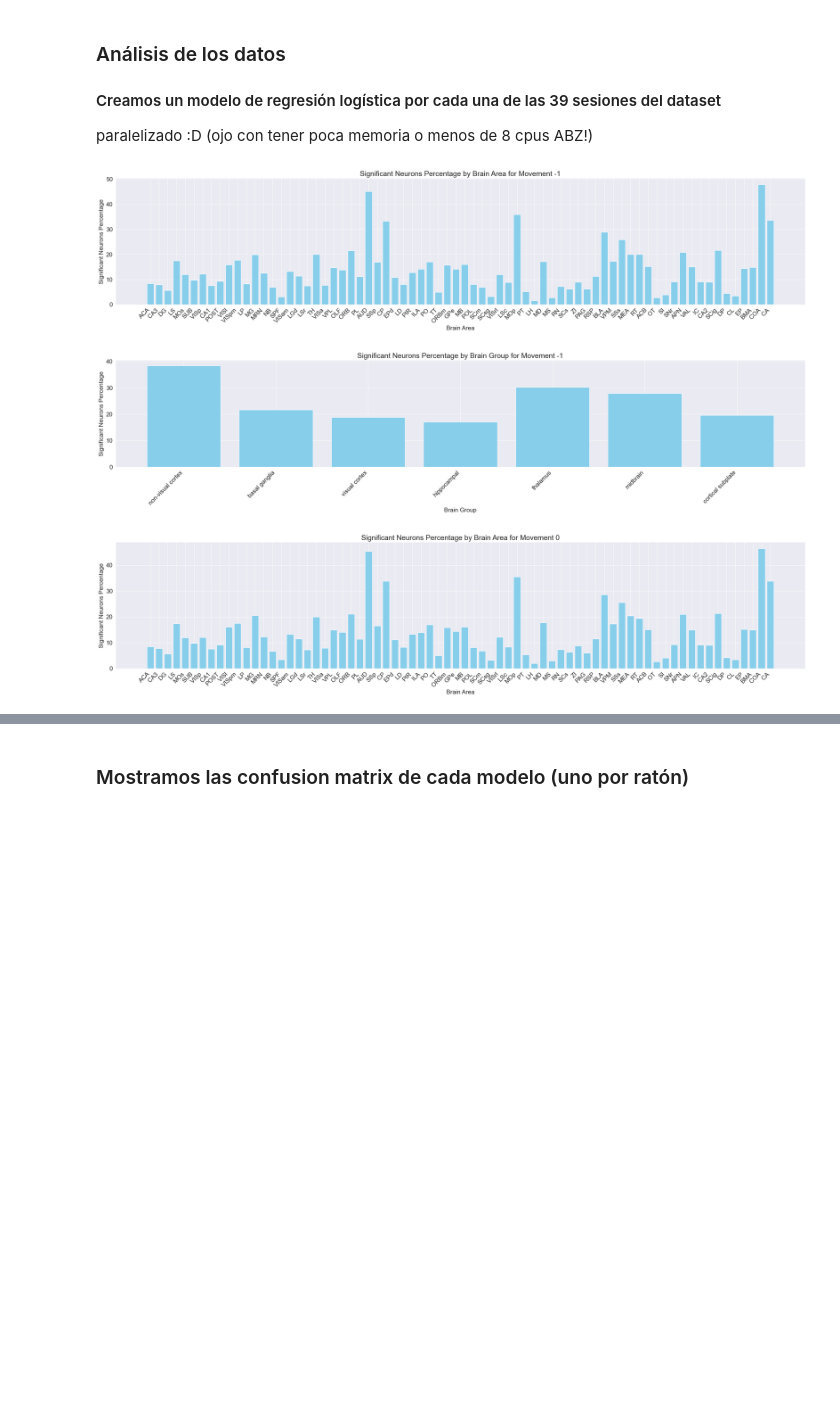
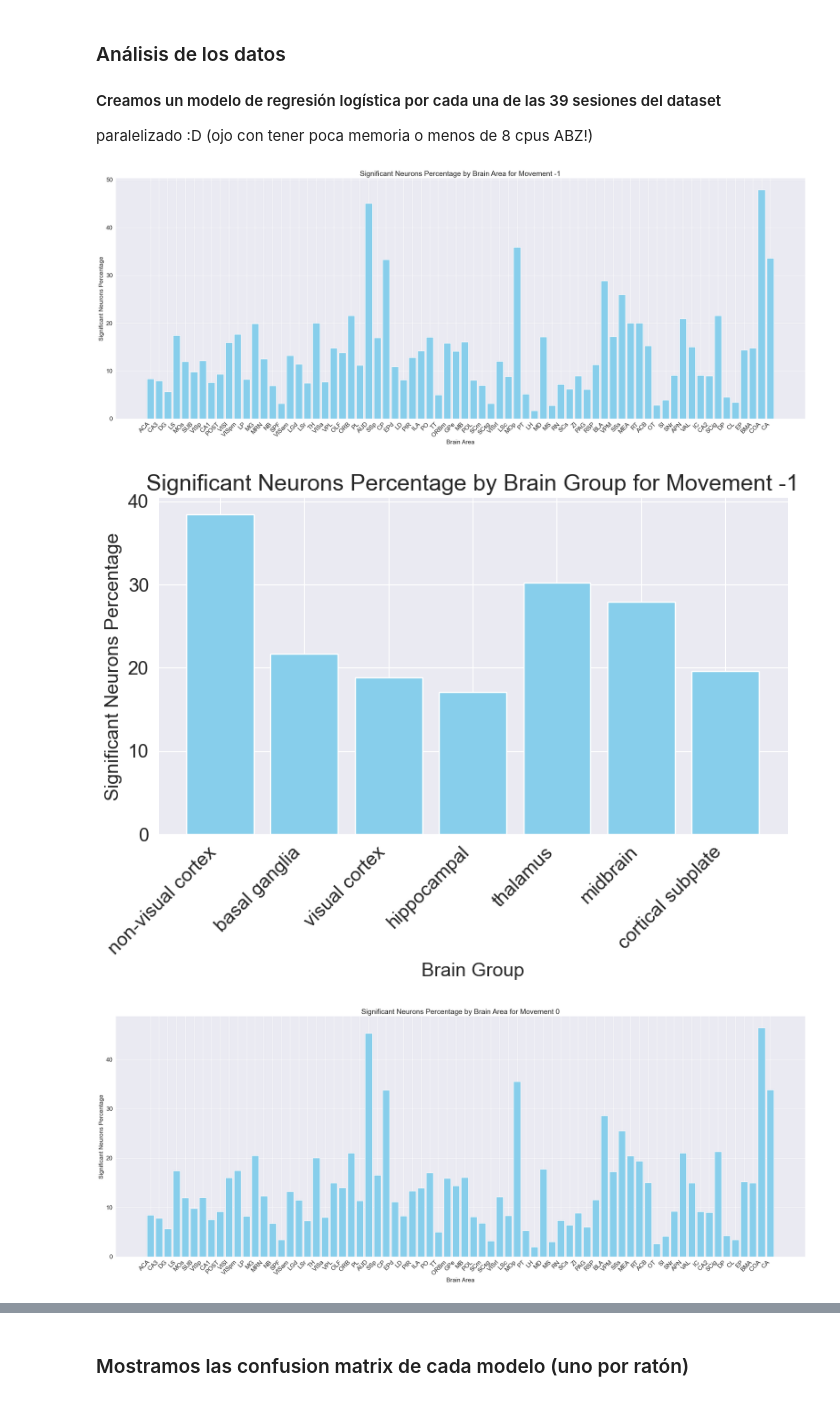
Before and after one commit to ImNotGone/NC-Final, a Jupyter notebook: TP_NC_Final_Bosetti_Martone.ipynb, the cells around one changed output, grey strips where cells are left out. Drawn from its saved outputs; the diff is of its cells as text; code cells hidden in the pictures; blank space fills up the shorter version.

```diff
--- a/TP_NC_Final_Bosetti_Martone.ipynb
+++ b/TP_NC_Final_Bosetti_Martone.ipynb
@@ -145,7 +144,7 @@ def train_model(dat):
 
 # Use ProcessPoolExecutor to parallelize the model training
 results = []
-with ProcessPoolExecutor(max_workers=6, mp_context=mp.get_context('fork')) as executor:
+with ProcessPoolExecutor(max_workers=2, mp_context=mp.get_context('fork')) as executor:
     for model_result in executor.map(train_model, alldat):
         results.append(model_result)
 # %%
@@ -213,35 +212,35 @@ for i, result in enumerate(results):
         for key in group_dic[k]:
             if i in group_dic[k][key]:
                 group_dic[k][key][i] = group_dic[k][key][i] / total * 100
 
 
 for i in range(len(unique_responses)):
     # We get the mean porcentage for each area
     for key in area_dic[i]:
         area_dic[i][key] = np.mean(list(area_dic[i][key].values()))
 
     # We get the mean porcentage for each group
     for key in group_dic[i]:
         group_dic[i][key] = np.mean(list(group_dic[i][key].values()))
     # We make the percentage
-    plt.figure(figsize=(25, 6))
+    plt.figure(figsize=(25, 10))
     plt.bar(area_dic[i].keys(), area_dic[i].values(), color='skyblue')
     plt.xlabel('Brain Area')
     plt.ylabel('Significant Neurons Percentage')
     plt.title('Significant Neurons Percentage by Brain Area for Movement ' + str(unique_responses[i]))
     plt.xticks(rotation=45, ha="right")
     plt.tight_layout()
     plt.show()
 
-    plt.figure(figsize=(25, 6))
+    plt.figure(figsize=(8, 6))
     plt.bar(group_dic[i].keys(), group_dic[i].values(), color='skyblue')
     plt.xlabel('Brain Group')
     plt.ylabel('Significant Neurons Percentage')
     plt.title('Significant Neurons Percentage by Brain Group for Movement ' + str(unique_responses[i]))
     plt.xticks(rotation=45, ha="right")
     plt.tight_layout()
     plt.show()
 # %% [output]
-[figure, old version]
+[figure, new version]
-[figure, old version]
+[figure, new version]
-[figure, old version]
+[figure, new version]
```
Also changed, not shown: parts of 6 cells of this notebook.
